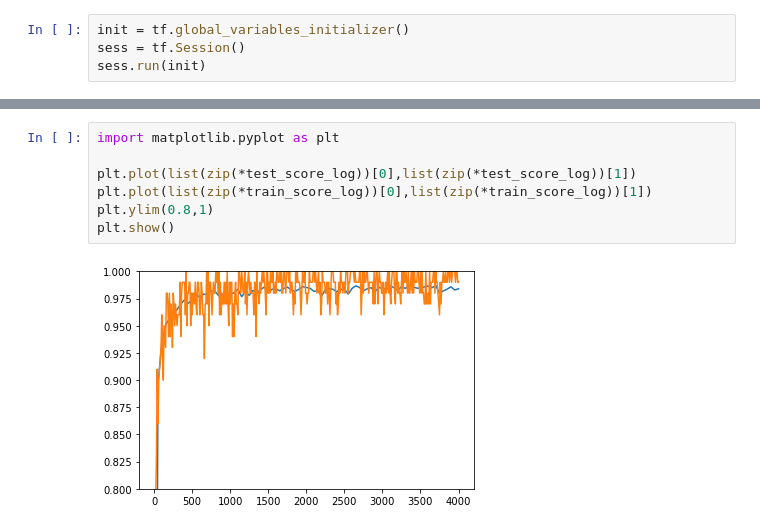
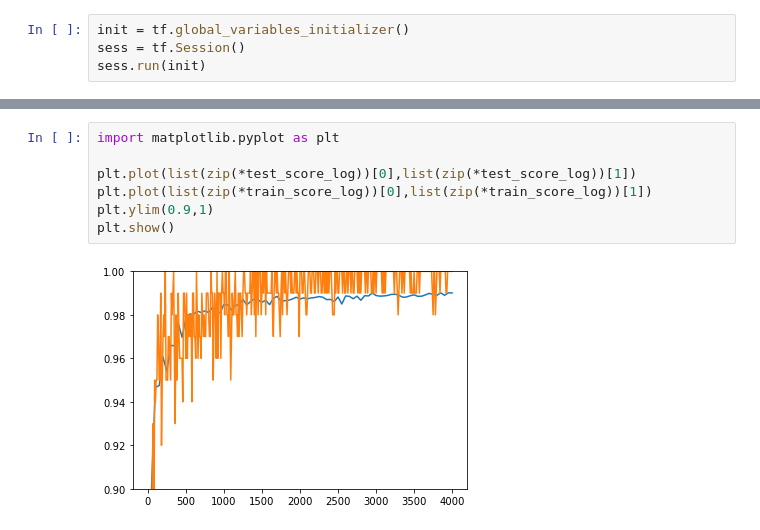
Before and after one commit to ZackAkil/tensor-fun, a Jupyter notebook: Tensor CNN.ipynb, the cells around one changed output, grey strips where cells are left out. Drawn from its saved outputs; the diff is of its cells as text.

```diff
--- a/Tensor CNN.ipynb
+++ b/Tensor CNN.ipynb
@@ -132,12 +148,12 @@ for i in range(4000+1): training_step(i, i % 50 == 0, i % 10 == 0)
 # %%
 import matplotlib.pyplot as plt
 
 plt.plot(list(zip(*test_score_log))[0],list(zip(*test_score_log))[1])
 plt.plot(list(zip(*train_score_log))[0],list(zip(*train_score_log))[1])
-plt.ylim(0.8,1)
+plt.ylim(0.9,1)
 plt.show()
 # %% [output]
-[figure, old version]
+[figure, new version]
 # %%
 sorted(list(zip(*test_score_log))[1])[-1]
 # %% [output]
```
Also changed, not shown: parts of 7 cells of this notebook.
